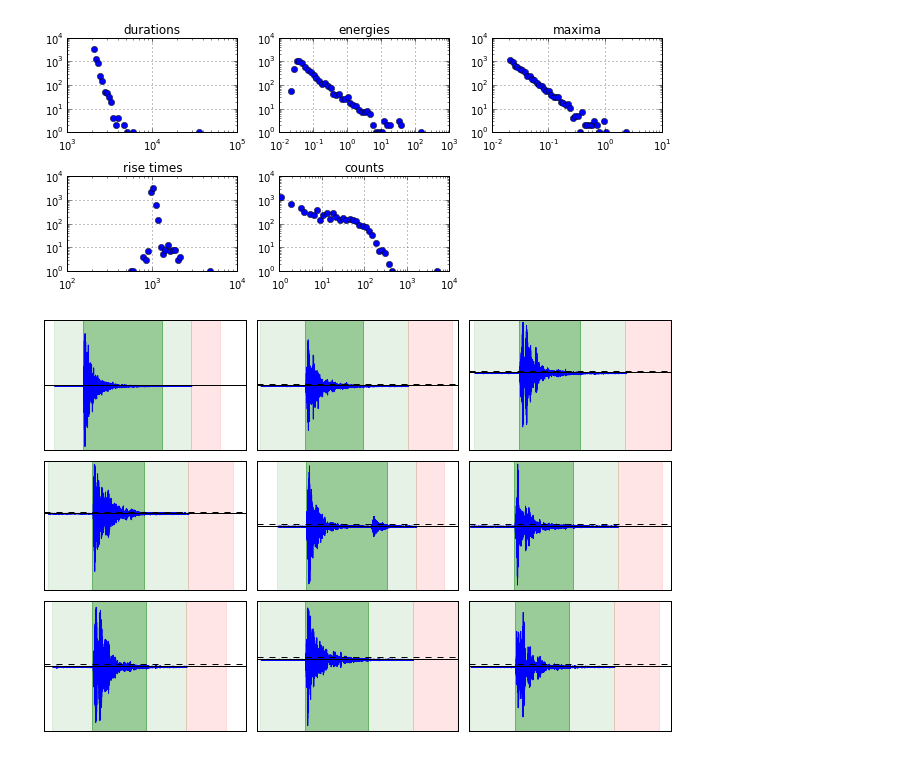
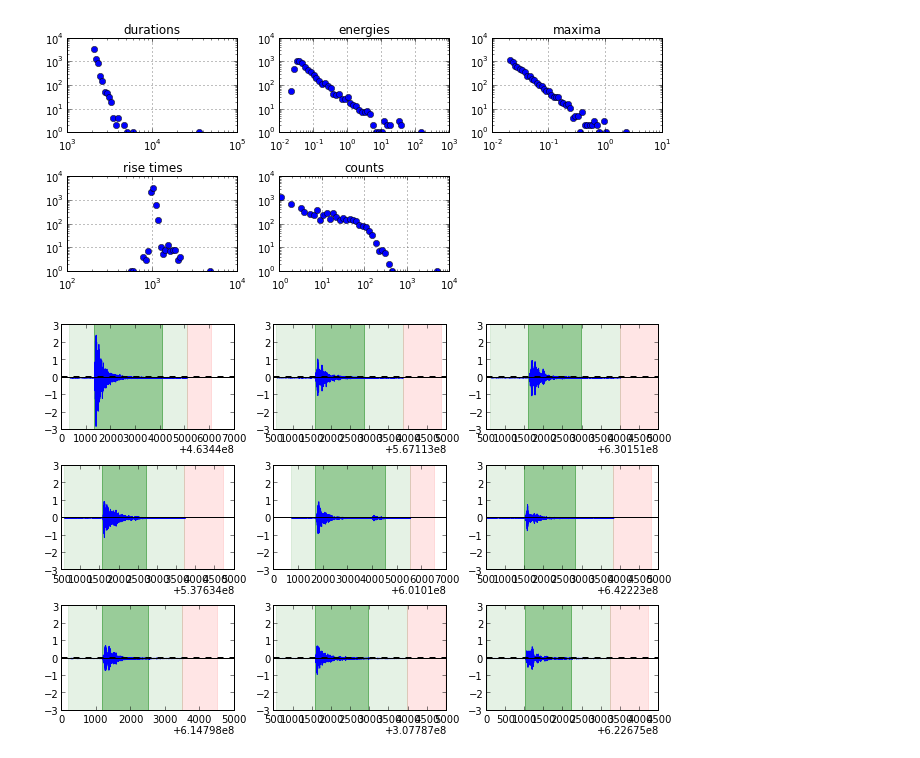
Before and after one commit to jove1/ae, a Jupyter notebook: doc/example.ipynb, the cells around one changed output. Saved outputs shown, nothing was run; the diff lists cells and outputs as text; code cells hidden in the pictures.

```diff
--- a/doc/example.ipynb
+++ b/doc/example.ipynb
@@ -48,9 +47,11 @@ tight_layout()
 # %%
 figure(figsize=(9,6))
 order = argsort(events.maxima)
 for ax in events[order[::-1]].plot( ax=(subplot(3,3,x+1) for x in xrange(9)) ):
-    ax.set_xticks([])
-    ax.set_yticks([])
+    pass
+    #ax.set_xticks([])
+    #ax.set_yticks([])
+    ax.set_ylim(-3,3)
 tight_layout()
 # %% [output]
-[figure, old version]
+[figure, new version]
```
Also changed, not shown: parts of 1 cell of this notebook, 1 other file.
